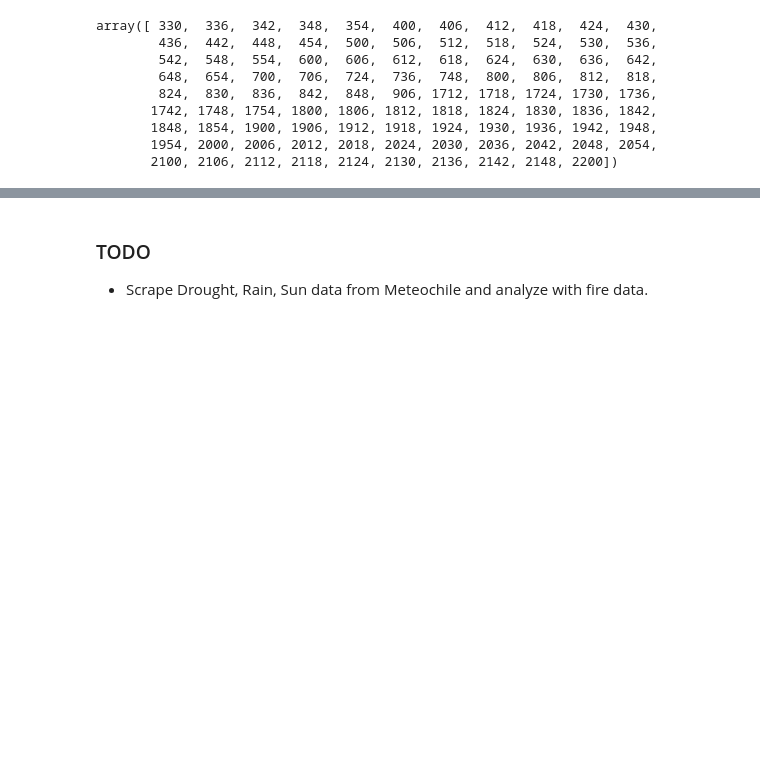
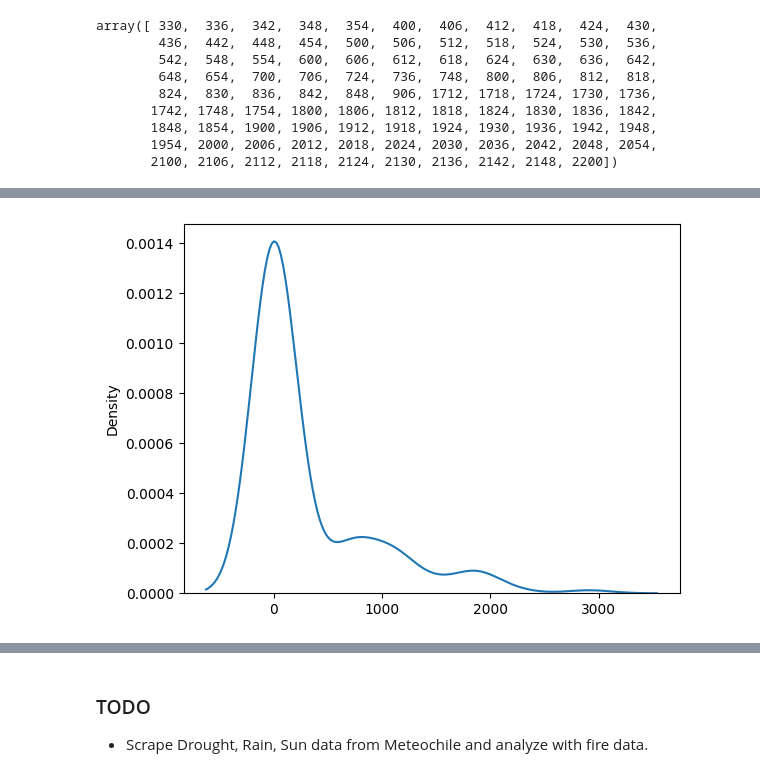
Before and after one commit to sebastiantare/chileanfires, a Jupyter notebook: Notebook.ipynb, the cells around one changed output, grey strips where cells are left out. Drawn from its saved outputs; the diff is of its cells as text; code cells hidden in the pictures; blank space fills up the shorter version.

Commit message:
MBR intersection

```diff
--- a/Notebook.ipynb
+++ b/Notebook.ipynb
@@ -229,16 +302,15 @@ geo_df = gpd.GeoDataFrame(geometry=mbr_data['mbr'], data=mbr_data.drop(columns=[
 # %%
 fig = px.scatter_mapbox(
-    clustered_data[clustered_data['month'] == 1],
+    clustered_data,
     lat="latitude",
     lon="longitude",
     color="frp",
-    #animation_frame='month',
+    animation_frame='month',
     color_continuous_scale=px.colors.cyclical.IceFire,
     size_max=15,
     zoom=5,
     title='Fires Clustered by DBSCAN'
 )
-
 
 def scale_value(value, min_val, max_val):
     scaled_value = 255 * (value - min_val) / (max_val - min_val)
@@ -247,7 +319,7 @@ def scale_value(value, min_val, max_val):
 min_val = geo_df['max_frp'].min()
 max_val = geo_df['max_frp'].max()
 
-for i, row in geo_df[geo_df['month'] == 1].iterrows():
+for i, row in geo_df.iterrows():
     min_lat, min_lon, max_lat, max_lon = row['geometry'].bounds
     fill_val = scale_value(row['max_frp'], min_val, max_val)
 
@@ -296,0 +419,2 @@ array([ 330,  336,  342,  348,  354,  400,  406,  412,  418,  424,  430,
+# %%
+cluster_df, mbr_df = getClusterData(df_archive)
@@ -296,0 +439,11 @@ array([ 330,  336,  342,  348,  354,  400,  406,  412,  418,  424,  430,
+# %%
+def getIntersections():
+    intersections = []
+    for i, row_i in mbr_df[:-1].iterrows():
+        for j, row_j in mbr_df[i+1:].iterrows():
+            if not (row_i['year'] == row_j['year'] and row_i['month'] == row_j['month'] and row_i['day'] == row_j['day']):
+                if row_i['mbr'].intersects(row_j['mbr']):
+                    intersections.append({'area_a': row_i, 'area_b': row_j})
+    print(f'Found {len(intersections)} intersections of MBRs')
+    return intersections
+intersections = getIntersections()
@@ -296,0 +511,14 @@ array([ 330,  336,  342,  348,  354,  400,  406,  412,  418,  424,  430,
+# %%
+# What's the average time range in days between fires that intersect over time?
+time_range = []
+for areas in intersections:
+    # Convert the series to datetime objects
+    area_a = areas['area_a']
+    area_b = areas['area_b']
+
+    date1 = datetime(area_a['year'], area_a['month'], area_a['day'])
+    date2 = datetime(area_b['year'], area_b['month'], area_b['day'])
+
+    days_difference = (date2 - date1).days
+
+    time_range.append(days_difference)
@@ -296,0 +557,4 @@ array([ 330,  336,  342,  348,  354,  400,  406,  412,  418,  424,  430,
+# %%
+sns.kdeplot(time_range);
+# %% [output]
+[figure, added]
```
Also changed, not shown: parts of 19 cells of this notebook.
